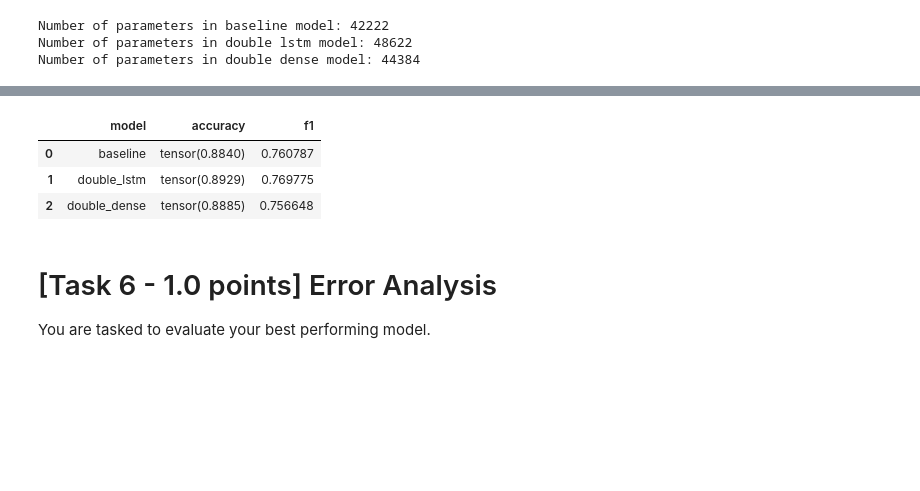
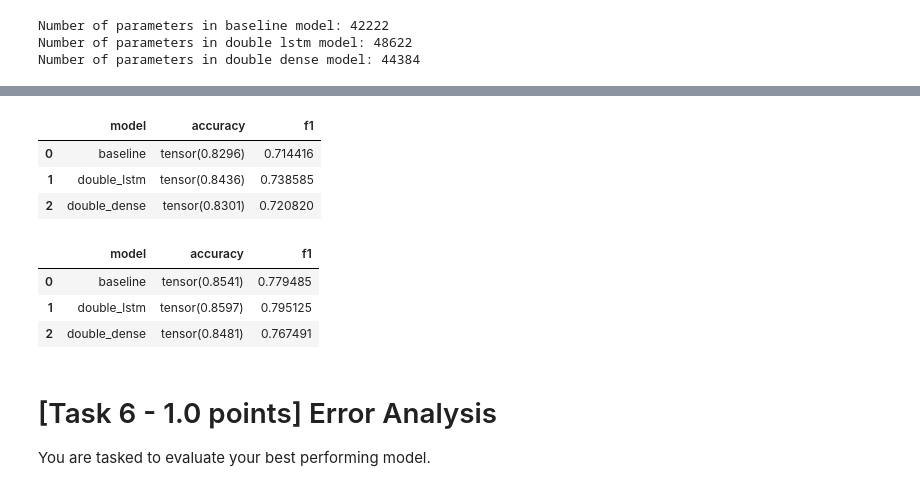
Before and after one commit to AndreaZecca/NLP-assignments, a Jupyter notebook: Assignment-1/Assignment1.ipynb, the cells around one changed output, grey strips where cells are left out. Drawn from its saved outputs; the diff is of its cells as text; code cells hidden in the pictures; blank space fills up the shorter version.

```diff
--- a/Assignment-1/Assignment1.ipynb
+++ b/Assignment-1/Assignment1.ipynb
@@ -144,7 +164,10 @@ def preprcess_dataset(df) -> pd.DataFrame:
   """
     Preprocess the dataset, lowercase the words and/or mask the numbers
   """
-  if LOWER: df['word'] = df["word"].str.lower()
+  if NER:
+    df['word'] = mask_ner(df['word'])
+  if LOWER:
+    df['word'] = df["word"].str.lower()
   if NUMBER:
     df['word'] = df['word'].apply(mask_number)
   return df
@@ -159,7 +182,7 @@ def encode_dataset(dataset_name: str) -> pd.DataFrame:
   unique_tags = set()
   unique_words = set()
 
-  for doc in os.listdir(dataset_folder):
+  for doc in sorted(os.listdir(dataset_folder)):
     if doc.endswith(".csv") or doc.endswith(".pkl"): continue
     doc_num = int(doc[5:8])
     doc_path = os.path.join(dataset_folder,doc)
@@ -802,7 +832,7 @@ Number of parameters in baseline model: 42222
 Number of parameters in double lstm model: 48622
 Number of parameters in double dense model: 44384
 # %%
-EPOCHS_BASELINE = 70
+EPOCHS_BASELINE = 20
 train(baseline_model, EPOCHS_BASELINE, loss_function_baseline, tr_dl, optimizer_baseline, scheduler_baseline, 'baseline')
 best_baseline_model = load_best_model(baseline_model, 'baseline')
 # %% [output]
@@ -826,5 +859,5 @@ Train epoch [70/70] loss: 0.71 time: 3.60s
 # %%
-EPOCHS_DOUBLE_LSTM = 70
+EPOCHS_DOUBLE_LSTM = 20
 train(double_lstm_model, EPOCHS_DOUBLE_LSTM, loss_double_lstm, tr_dl, optimizer_double_lstm, scheduler_double_lstm, 'double_lstm')
 best_double_lstm_model = load_best_model(double_lstm_model, 'double_lstm')
 # %% [output]
@@ -848,5 +884,5 @@ Train epoch [70/70] loss: 0.41 time: 6.82s
 # %%
-EPOCHS_DOUBLE_DENSE = 70
+EPOCHS_DOUBLE_DENSE = 20
 train(double_dense_model, EPOCHS_DOUBLE_DENSE, loss_double_dense, tr_dl, optimizer_double_dense, scheduler_double_dense, 'double_dense')
 best_double_dense_model = load_best_model(double_dense_model, 'double_dense')
 # %% [output]
@@ -870,19 +906,36 @@ Train epoch [70/70] loss: 0.18 time: 3.71s
 # %%
-baseline_accuracy, baseline_f1, baseline_pred, baseline_targ = evaluate(best_baseline_model, loss_function_baseline, val_dl, verbose=False)
-double_lstm_accuracy, double_lstm_f1, double_lstm_pred, double_lstm_targ = evaluate(best_double_lstm_model, loss_double_lstm, val_dl,  verbose=False)
-double_dense_accuracy, double_dense_f1, double_dense_pred, double_dense_targ = evaluate(best_double_dense_model, loss_double_dense, val_dl,  verbose=False)
+baseline_accuracy_val, baseline_f1_val, baseline_pred_val, baseline_targ_val = evaluate(best_baseline_model, loss_function_baseline, val_dl, verbose=False)
+double_lstm_accuracy_val, double_lstm_f1_val, double_lstm_pred_val, double_lstm_targ_val = evaluate(best_double_lstm_model, loss_double_lstm, val_dl, verbose=False)
+double_dense_accuracy_val, double_dense_f1_val, double_dense_pred_val, double_dense_targ_val = evaluate(best_double_dense_model, loss_double_dense, val_dl, verbose=False)
 
 
 results = pd.DataFrame(columns=['model','accuracy','f1'])
-results.loc[0] = ['baseline', baseline_accuracy, baseline_f1]
-results.loc[1] = ['double_lstm', double_lstm_accuracy, double_lstm_f1]
-results.loc[2] = ['double_dense', double_dense_accuracy, double_dense_f1]
+results.loc[0] = ['baseline', baseline_accuracy_val, baseline_f1_val]
+results.loc[1] = ['double_lstm', double_lstm_accuracy_val, double_lstm_f1_val]
+results.loc[2] = ['double_dense', double_dense_accuracy_val, double_dense_f1_val]
 
 results
 # %% [output]
 |  | model | accuracy | f1 |
-| 0 | baseline | tensor(0.8840) | 0.760787 |
-| 1 | double_lstm | tensor(0.8929) | 0.769775 |
-| 2 | double_dense | tensor(0.8885) | 0.756648 |
+| 0 | baseline | tensor(0.8296) | 0.714416 |
+| 1 | double_lstm | tensor(0.8436) | 0.738585 |
+| 2 | double_dense | tensor(0.8301) | 0.720820 |
+# %%
+baseline_accuracy_test, baseline_f1_test, baseline_pred_test, baseline_targ_test = evaluate(best_baseline_model, loss_function_baseline, test_dl, verbose=False)
+double_lstm_accuracy_test, double_lstm_f1_test, double_lstm_pred_test, double_lstm_targ_test = evaluate(best_double_lstm_model, loss_double_lstm, test_dl, verbose=False)
+double_dense_accuracy_test, double_dense_f1_test, double_dense_pred_test, double_dense_targ_test = evaluate(best_double_dense_model, loss_double_dense, test_dl, verbose=False)
+
+
+results = pd.DataFrame(columns=['model','accuracy','f1'])
+results.loc[0] = ['baseline', baseline_accuracy_test, baseline_f1_test]
+results.loc[1] = ['double_lstm', double_lstm_accuracy_test, double_lstm_f1_test]
+results.loc[2] = ['double_dense', double_dense_accuracy_test, double_dense_f1_test]
+
+results
+# %% [output]
+|  | model | accuracy | f1 |
+| 0 | baseline | tensor(0.8541) | 0.779485 |
+| 1 | double_lstm | tensor(0.8597) | 0.795125 |
+| 2 | double_dense | tensor(0.8481) | 0.767491 |
 # %%
 save_model(best_baseline_model, 'baseline')
```
Also changed, not shown: parts of 12 cells of this notebook, 7 other files.
